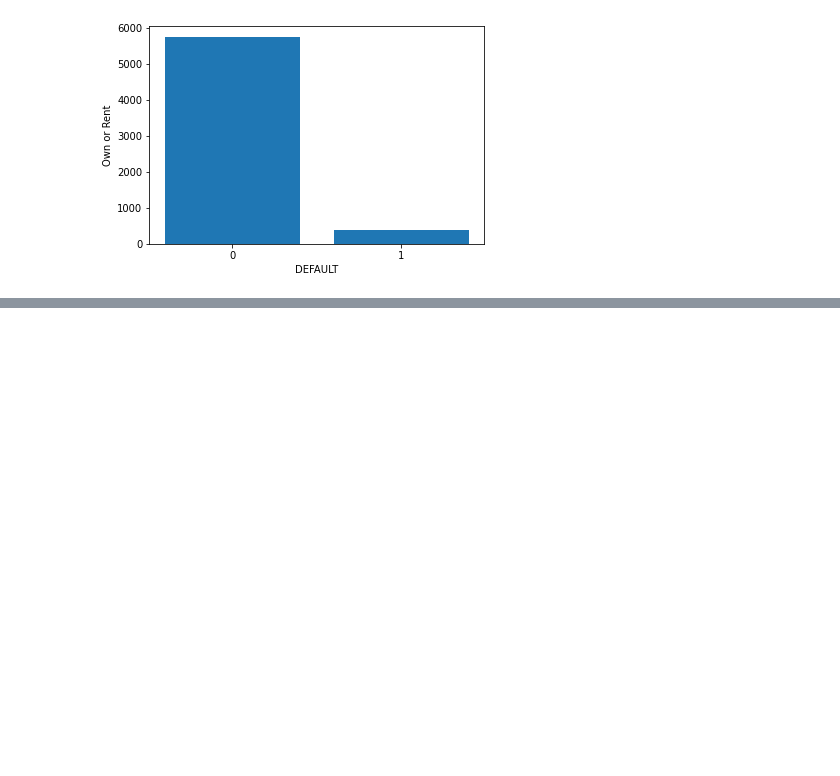
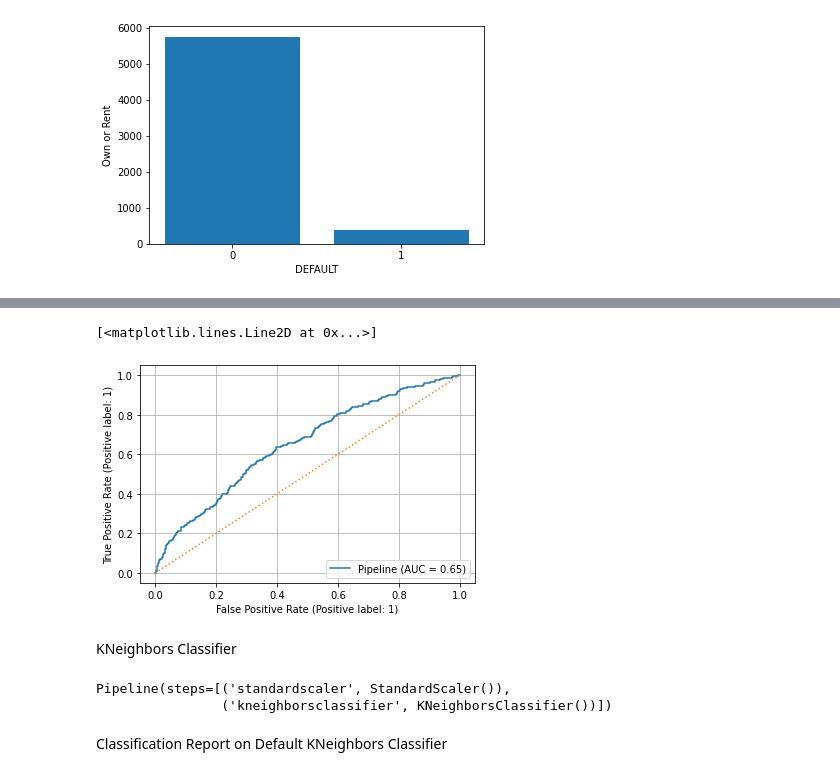
Before and after one commit to XcLyBr/Defaulting-Card-Payment, a Jupyter notebook: DefaultingCreditCards.ipynb, the cells around one changed output, grey strips where cells are left out. Drawn from its saved outputs; the diff is of its cells as text; code cells hidden in the pictures; blank space fills up the shorter version.

```diff
--- a/DefaultingCreditCards.ipynb
+++ b/DefaultingCreditCards.ipynb
@@ -378,0 +554,10 @@ At this point, I'm still having a though decision whether to drop 'AGE' or not.
+# %%
+from sklearn import metrics
+curve = metrics.plot_roc_curve(logreg_pipe, X_test, y_test)
+curve.ax_.grid()
+curve.ax_.plot([0,1], [0,1], ls = ':')
+# %% [output]
+[<matplotlib.lines.Line2D at 0x...>]
+[figure, added]
+# %% [markdown]
+KNeighbors Classifier
@@ -378,0 +567,8 @@ At this point, I'm still having a though decision whether to drop 'AGE' or not.
+# %%
+# Create pipeline
+knnpipe = make_pipeline(scaler, knn)
+# fit the model
+knnpipe.fit(X_train, y_train)
+# %% [output]
+Pipeline(steps=[('standardscaler', StandardScaler()),
+                ('kneighborsclassifier', KNeighborsClassifier())])
@@ -378,0 +578,2 @@ At this point, I'm still having a though decision whether to drop 'AGE' or not.
+# %% [markdown]
+Classification Report on Default KNeighbors Classifier
```
Also changed, not shown: parts of 65 cells of this notebook.
